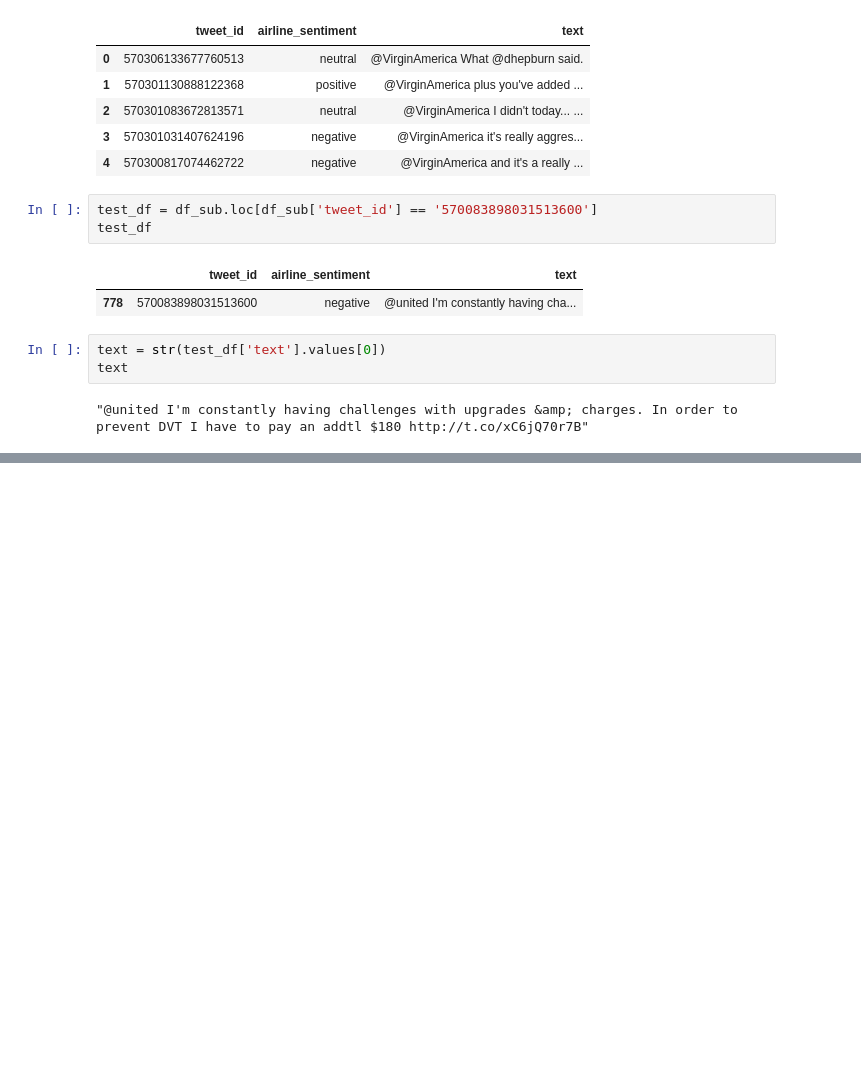
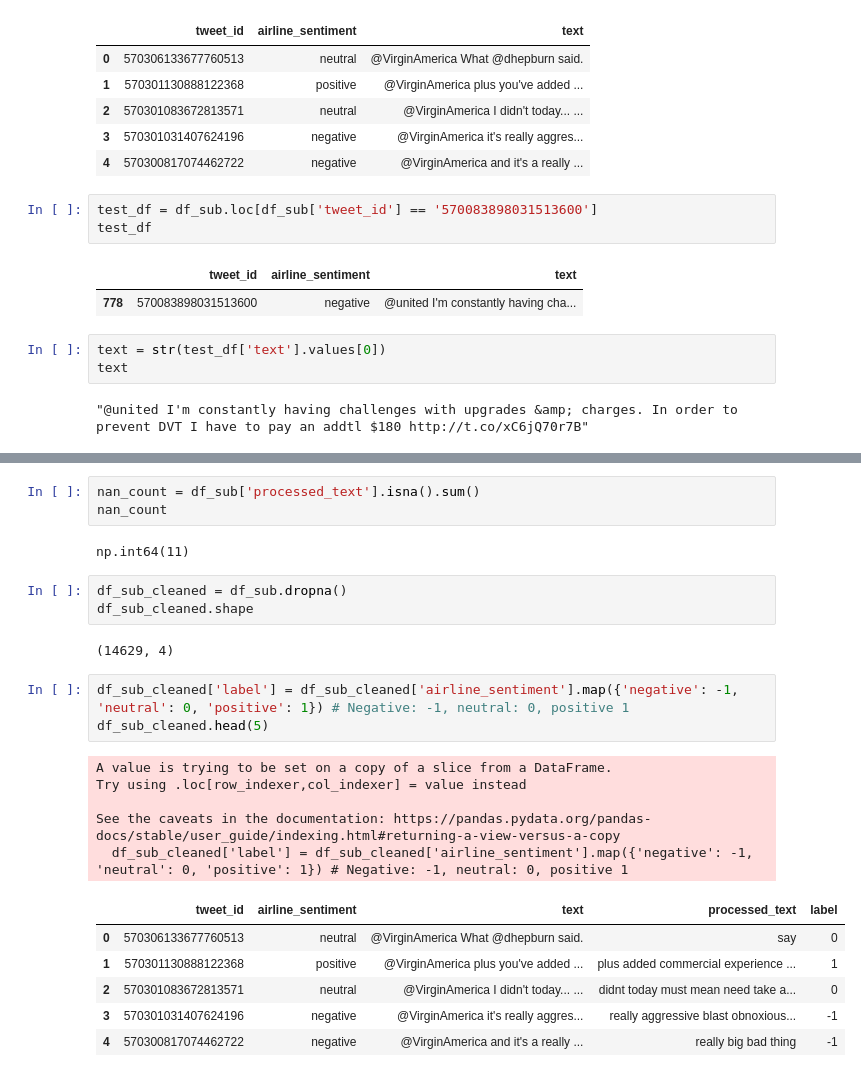
Before and after one commit to lucaswin89/Sentiment-Analysis-using-Machine-Learning-Models, a Jupyter notebook: SentimentAnalysis_YeYintWin.ipynb, the cells around one changed output, grey strips where cells are left out. Drawn from its saved outputs; the diff is of its cells as text; blank space fills up the shorter version.

```diff
--- a/SentimentAnalysis_YeYintWin.ipynb
+++ b/SentimentAnalysis_YeYintWin.ipynb
@@ -144,0 +146,25 @@ PermissionError: [Errno 13] Permission denied: 'yeyintwin_workshop3.csv'
+# %%
+nan_count = df_sub['processed_text'].isna().sum()
+nan_count
+# %% [output]
+np.int64(11)
+# %%
+df_sub_cleaned = df_sub.dropna()
+df_sub_cleaned.shape
+# %% [output]
+(14629, 4)
+# %%
+df_sub_cleaned['label'] = df_sub_cleaned['airline_sentiment'].map({'negative': -1, 'neutral': 0, 'positive': 1}) # Negative: -1, neutral: 0, positive 1
+df_sub_cleaned.head(5)
+# %% [output]
+A value is trying to be set on a copy of a slice from a DataFrame.
+Try using .loc[row_indexer,col_indexer] = value instead
+
+See the caveats in the documentation: https://pandas.pydata.org/pandas-docs/stable/user_guide/indexing.html#returning-a-view-versus-a-copy
+  df_sub_cleaned['label'] = df_sub_cleaned['airline_sentiment'].map({'negative': -1, 'neutral': 0, 'positive': 1}) # Negative: -1, neutral: 0, positive 1
+|  | tweet_id | airline_sentiment | text | processed_text | label |
+| 0 | 570306133677760513 | neutral | @VirginAmerica What @dhepburn said. | say | 0 |
+| 1 | 570301130888122368 | positive | @VirginAmerica plus you've added ... | plus added commercial experience ... | 1 |
+| 2 | 570301083672813571 | neutral | @VirginAmerica I didn't today... ... | didnt today must mean need take a... | 0 |
+| 3 | 570301031407624196 | negative | @VirginAmerica it's really aggres... | really aggressive blast obnoxious... | -1 |
+| 4 | 570300817074462722 | negative | @VirginAmerica and it's a really ... | really big bad thing | -1 |
```
Also changed, not shown: parts of 23 cells of this notebook.
